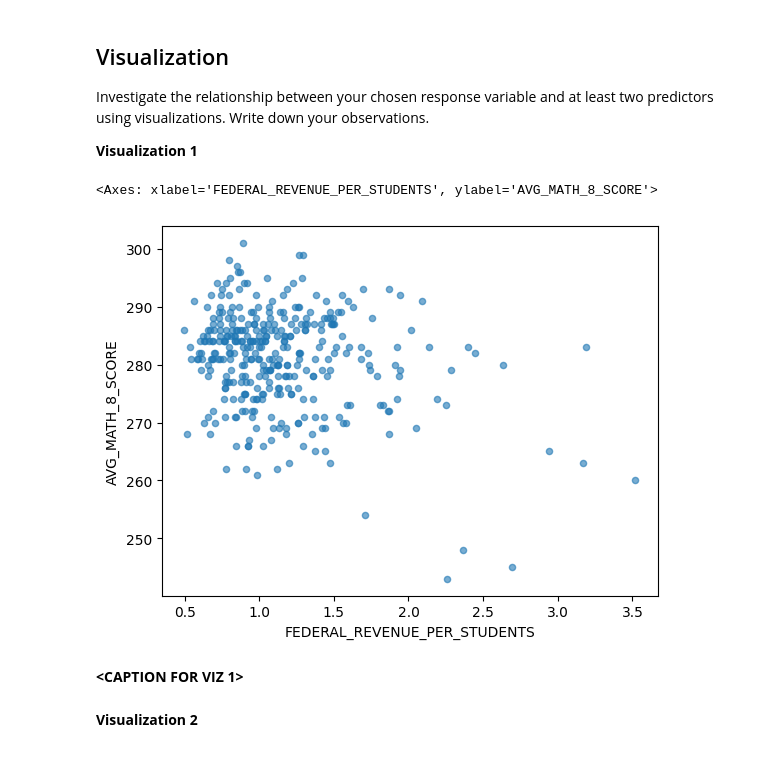
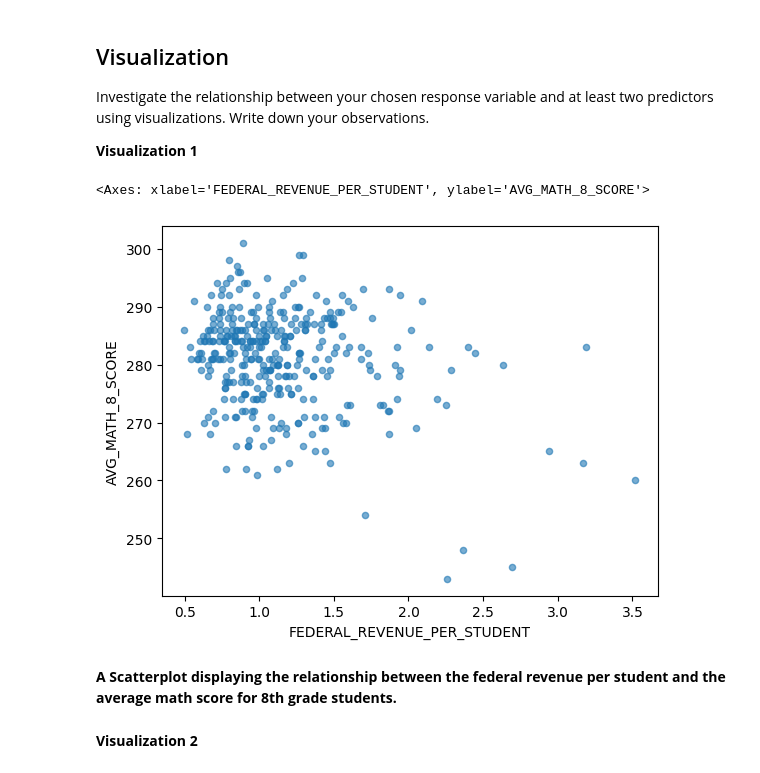
Before and after one commit to dtnguyen0/MDST-Onboarding, a Jupyter notebook: tutorial1/checkpoint1.ipynb, the cells around one changed output. Saved outputs shown, nothing was run; the diff lists cells and outputs as text; code cells hidden in the pictures.

```diff
--- a/tutorial1/checkpoint1.ipynb
+++ b/tutorial1/checkpoint1.ipynb
@@ -148,4 +118,4 @@ You can also create your own features. For example, perhaps you figured that may
 
 Use this space to modify or create features.
 # %%
-states["FEDERAL_REVENUE_PER_STUDENTS"] = states["FEDERAL_REVENUE"] / states["ENROLL"]
+states["FEDERAL_REVENUE_PER_STUDENT"] = states["FEDERAL_REVENUE"] / states["ENROLL"]
@@ -172,12 +128,12 @@ Investigate the relationship between your chosen response variable and at least
 
 **Visualization 1**
 # %%
-states.plot.scatter(x="FEDERAL_REVENUE_PER_STUDENTS", y="AVG_MATH_8_SCORE", alpha=0.6)
+states.plot.scatter(x="FEDERAL_REVENUE_PER_STUDENT", y="AVG_MATH_8_SCORE", alpha=0.6)
 # %% [output]
-<Axes: xlabel='FEDERAL_REVENUE_PER_STUDENTS', ylabel='AVG_MATH_8_SCORE'>
+<Axes: xlabel='FEDERAL_REVENUE_PER_STUDENT', ylabel='AVG_MATH_8_SCORE'>
-[figure, old version]
+[figure, new version]
-# %% [markdown]
-**<CAPTION FOR VIZ 1>**
+# %% [markdown]
+**A Scatterplot displaying the relationship between the federal revenue per student and the average math score for 8th grade students.**
 # %% [markdown]
 **Visualization 2**
 # %%
```
Also changed, not shown: parts of 12 cells of this notebook.
